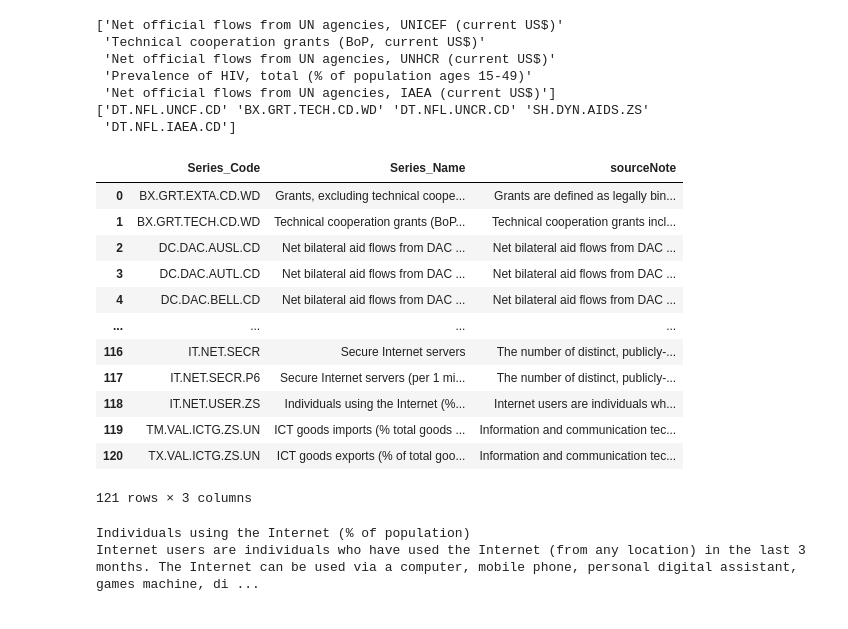
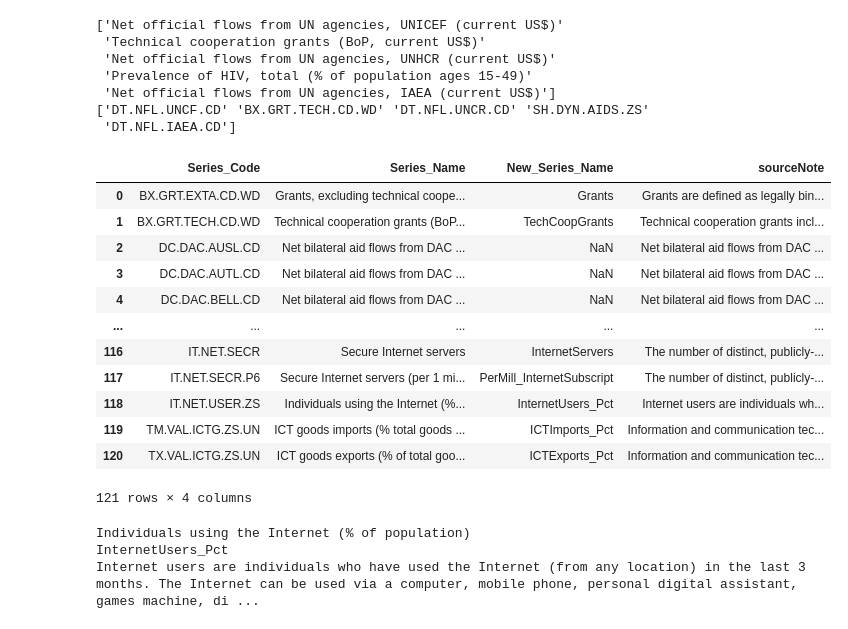
Before and after one commit to DSKUS-Foreign-Aid/Foreign_Aid, a Jupyter notebook: EDA.ipynb, the cells around one changed output. Cells and saved outputs as stored; diff of their text form; code cells hidden in the pictures.

```diff
--- a/EDA.ipynb
+++ b/EDA.ipynb
@@ -36,20 +37,20 @@ print(Series_Code[:5])
 ['DT.NFL.UNCF.CD' 'BX.GRT.TECH.CD.WD' 'DT.NFL.UNCR.CD' 'SH.DYN.AIDS.ZS'
  'DT.NFL.IAEA.CD']
 # %%
-series_info = pd.read_excel('./Series.xlsx')
+series_info = pd.DataFrame(pd.read_excel('./Series.xlsx'))
 series_info
 # %% [output]
-|  | Series_Code | Series_Name | sourceNote |
-| 0 | BX.GRT.EXTA.CD.WD | Grants, excluding technical coope... | Grants are defined as legally bin... |
-| 1 | BX.GRT.TECH.CD.WD | Technical cooperation grants (BoP... | Technical cooperation grants incl... |
-| 2 | DC.DAC.AUSL.CD | Net bilateral aid flows from DAC ... | Net bilateral aid flows from DAC ... |
-| 3 | DC.DAC.AUTL.CD | Net bilateral aid flows from DAC ... | Net bilateral aid flows from DAC ... |
-| 4 | DC.DAC.BELL.CD | Net bilateral aid flows from DAC ... | Net bilateral aid flows from DAC ... |
-| ... | ... | ... | ... |
-| 116 | IT.NET.SECR | Secure Internet servers | The number of distinct, publicly-... |
-| 117 | IT.NET.SECR.P6 | Secure Internet servers (per 1 mi... | The number of distinct, publicly-... |
-| 118 | IT.NET.USER.ZS | Individuals using the Internet (%... | Internet users are individuals wh... |
-| 119 | TM.VAL.ICTG.ZS.UN | ICT goods imports (% total goods ... | Information and communication tec... |
-| 120 | TX.VAL.ICTG.ZS.UN | ICT goods exports (% of total goo... | Information and communication tec... |
+|  | Series_Code | Series_Name | New_Series_Name | sourceNote |
+| 0 | BX.GRT.EXTA.CD.WD | Grants, excluding technical coope... | Grants | Grants are defined as legally bin... |
+| 1 | BX.GRT.TECH.CD.WD | Technical cooperation grants (BoP... | TechCoopGrants | Technical cooperation grants incl... |
+| 2 | DC.DAC.AUSL.CD | Net bilateral aid flows from DAC ... | NaN | Net bilateral aid flows from DAC ... |
+| 3 | DC.DAC.AUTL.CD | Net bilateral aid flows from DAC ... | NaN | Net bilateral aid flows from DAC ... |
+| 4 | DC.DAC.BELL.CD | Net bilateral aid flows from DAC ... | NaN | Net bilateral aid flows from DAC ... |
+| ... | ... | ... | ... | ... |
+| 116 | IT.NET.SECR | Secure Internet servers | InternetServers | The number of distinct, publicly-... |
+| 117 | IT.NET.SECR.P6 | Secure Internet servers (per 1 mi... | PerMill_InternetSubscript | The number of distinct, publicly-... |
+| 118 | IT.NET.USER.ZS | Individuals using the Internet (%... | InternetUsers_Pct | Internet users are individuals wh... |
+| 119 | TM.VAL.ICTG.ZS.UN | ICT goods imports (% total goods ... | ICTImports_Pct | Information and communication tec... |
+| 120 | TX.VAL.ICTG.ZS.UN | ICT goods exports (% of total goo... | ICTExports_Pct | Information and communication tec... |
-121 rows × 3 columns
+121 rows × 4 columns
 # %%
@@ -63,7 +64,10 @@ def get_series_info(series_code):
 # %%
-series_name, series_info = get_series_info('IT.NET.USER.ZS')
+sheet = pd.read_excel('./Series.xlsx')
+series_name, series_new_name, series_info = get_series_info(sheet, 'IT.NET.USER.ZS')
 print(series_name)
+print(series_new_name)
 print(series_info)
 # %% [output]
 Individuals using the Internet (% of population)
+InternetUsers_Pct
 Internet users are individuals who have used the Internet (from any location) in the last 3 months. The Internet can be used via a computer, mobile phone, personal digital assistant, games machine, di ...
```
Also changed, not shown: parts of 5 cells of this notebook, 1 other file.
